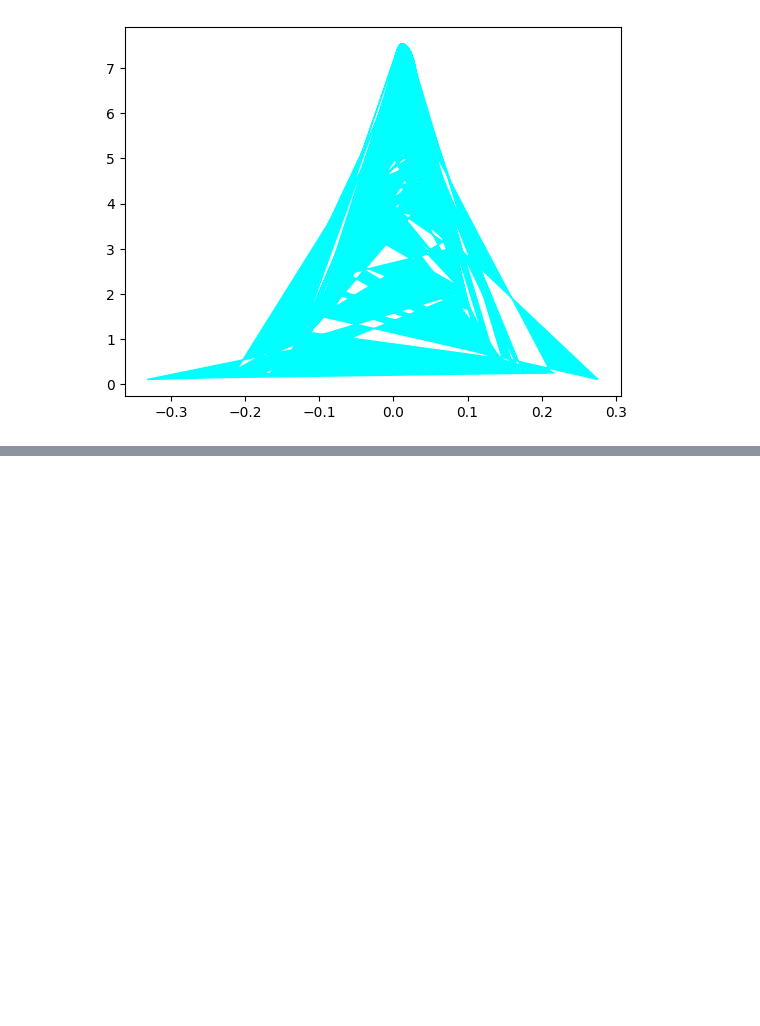
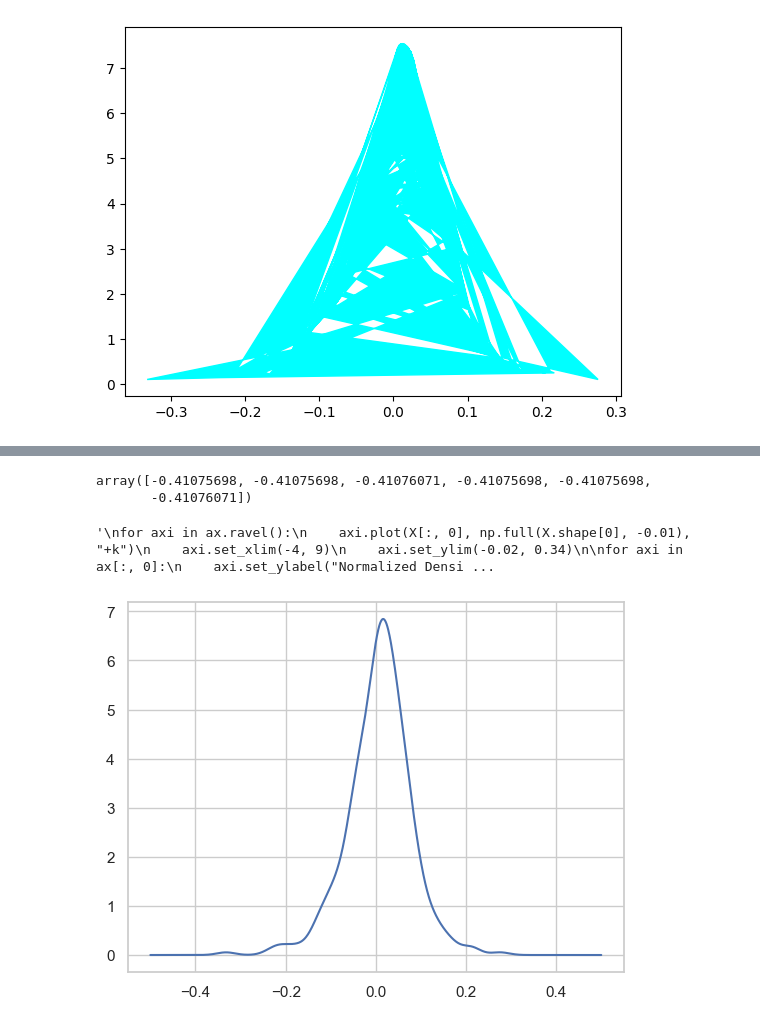
Before and after one commit to alexwese/tkseminar, a Jupyter notebook: DataAnalysis/change_distribution.ipynb, the cells around one changed output, grey strips where cells are left out. Drawn from its saved outputs; the diff is of its cells as text; code cells hidden in the pictures; blank space fills up the shorter version.

```diff
--- a/DataAnalysis/change_distribution.ipynb
+++ b/DataAnalysis/change_distribution.ipynb
@@ -65,0 +171,9 @@ sd = np.std(energy_index["Monthly Change"])
+# %%
+from sklearn.neighbors import KernelDensity
+import numpy as np
+X = np.array([[-1, -1], [-2, -1], [-3, -2], [1, 1], [2, 1], [3, 2]])
+kde = KernelDensity(kernel='gaussian', bandwidth=0.2).fit(X)
+kde.score_samples(X)
+# %% [output]
+array([-0.41075698, -0.41075698, -0.41076071, -0.41075698, -0.41075698,
+       -0.41076071])
@@ -65,0 +185,35 @@ sd = np.std(energy_index["Monthly Change"])
+# %%
+np.random.seed(1)
+N = 20
+X = np.concatenate(
+    (np.random.normal(0, 1, int(0.3 * N)), np.random.normal(5, 1, int(0.7 * N)))
+)[:, np.newaxis]
+X_plot = np.linspace(-0.5, 0.5, 1000)[:, np.newaxis]
+bins = np.linspace(-5, 10, 10)
+
+X = energy_index["Monthly Change"].dropna().to_numpy()[:,np.newaxis]
+
+fig = plt.figure()
+
+# Gaussian KDE
+kde = KernelDensity(kernel="gaussian", bandwidth=0.02).fit(X)
+log_dens = kde.score_samples(X_plot)
+
+plt.plot(X_plot[:,0], np.exp(log_dens))
+
+#fill(X_plot[:, 0], np.exp(log_dens), fc="#AAAAFF")
+#ax[0, 0].text(-3.5, 0.31, "Gaussian Kernel Density")
+"""
+for axi in ax.ravel():
+    axi.plot(X[:, 0], np.full(X.shape[0], -0.01), "+k")
+    axi.set_xlim(-4, 9)
+    axi.set_ylim(-0.02, 0.34)
+
+for axi in ax[:, 0]:
+    axi.set_ylabel("Normalized Density")
+
+for axi in ax[1, :]:
+    axi.set_xlabel("x")"""
+# %% [output]
+'\nfor axi in ax.ravel():\n    axi.plot(X[:, 0], np.full(X.shape[0], -0.01), "+k")\n    axi.set_xlim(-4, 9)\n    axi.set_ylim(-0.02, 0.34)\n\nfor axi in ax[:, 0]:\n    axi.set_ylabel("Normalized Densi ...
+[figure, added]
```
Also changed, not shown: parts of 13 cells of this notebook.
